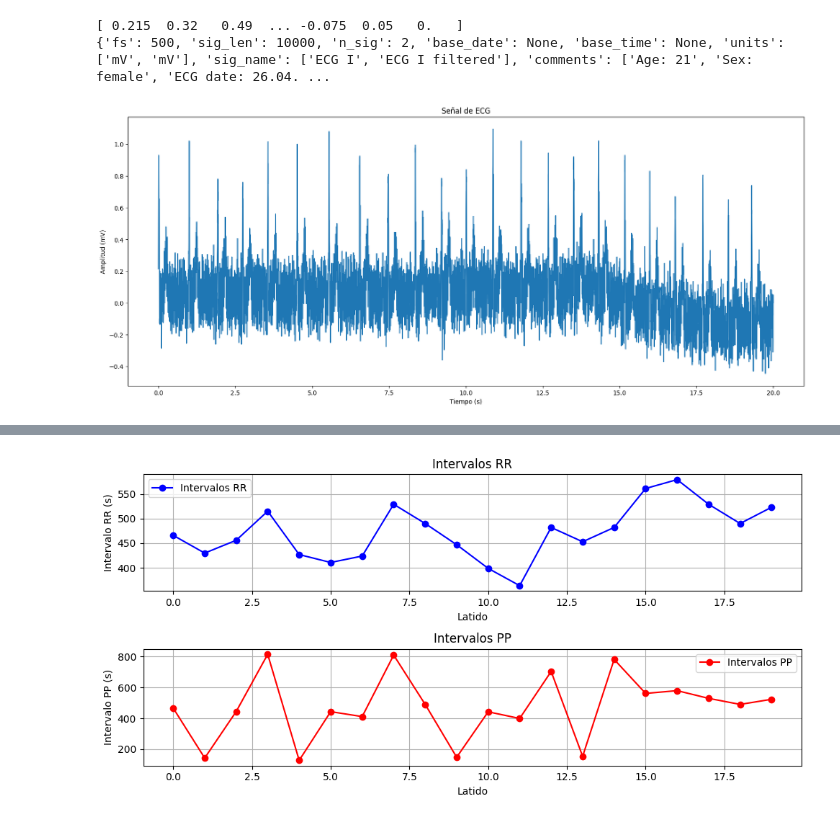
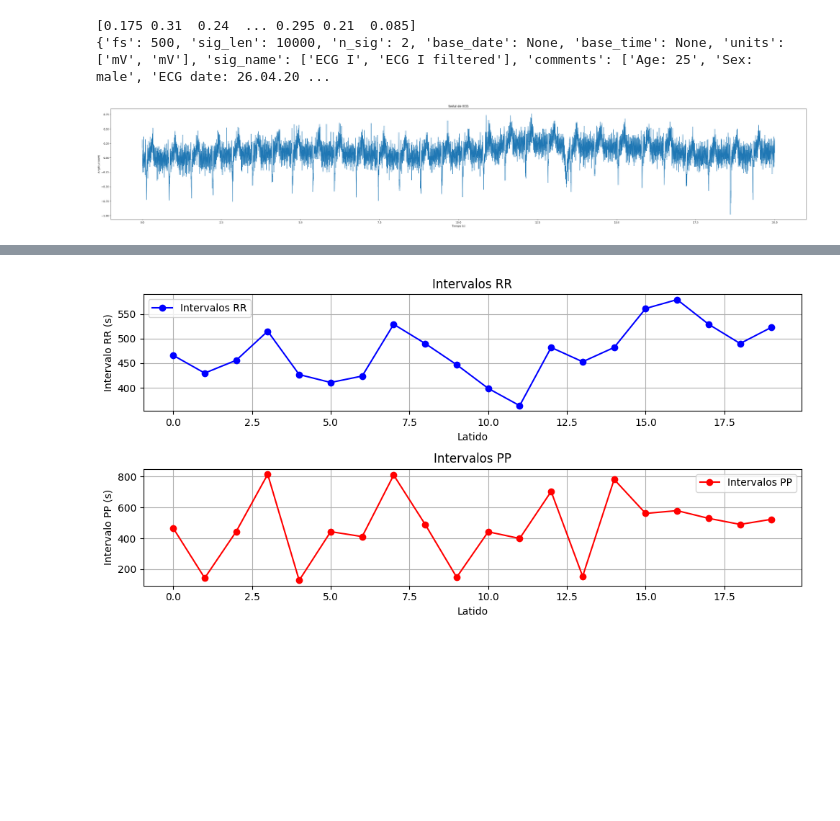
Before and after one commit to agusscarmu/ECG_Biometric, a Jupyter notebook: ecg.ipynb, the cells around one changed output, grey strips where cells are left out. Saved outputs shown, nothing was run; the diff lists cells and outputs as text; code cells hidden in the pictures; blank space fills up the shorter version.

```diff
--- a/ecg.ipynb
+++ b/ecg.ipynb
@@ -7,7 +7,7 @@ import pandas as pd
 import wfdb
 # %%
 # Leer el archivo .dat con wfdb
-record = wfdb.rdsamp('./datasets/ecg-id-database-1.0.0/Person_18/rec_1')
+record = wfdb.rdsamp('./datasets/ecg-id-database-1.0.0/Person_22/rec_1')
 
 # Mostrar la señal y la información asociada
 ecg = record[0] # La señal de ECG
@@ -16,22 +16,22 @@ ecg = ecg[0] # Esto porque tiene dos señales de ecg
 print(ecg)
 print(record[1])  # Información del registro
 # %% [output]
-[ 0.215  0.32   0.49  ... -0.075  0.05   0.   ]
-{'fs': 500, 'sig_len': 10000, 'n_sig': 2, 'base_date': None, 'base_time': None, 'units': ['mV', 'mV'], 'sig_name': ['ECG I', 'ECG I filtered'], 'comments': ['Age: 21', 'Sex: female', 'ECG date: 26.04. ...
+[0.175 0.31  0.24  ... 0.295 0.21  0.085]
+{'fs': 500, 'sig_len': 10000, 'n_sig': 2, 'base_date': None, 'base_time': None, 'units': ['mV', 'mV'], 'sig_name': ['ECG I', 'ECG I filtered'], 'comments': ['Age: 25', 'Sex: male', 'ECG date: 26.04.20 ...
 # %%
 fs = 500
 ts = 1/fs
 # vector de tiempo
 t = np.linspace(0,np.size(ecg), np.size(ecg))*ts #punto de inicio = 0, punto final = ultimo dato
 # %%
-plt.figure(figsize=(20,8))
+plt.figure(figsize=(50,8))
 plt.plot(t, ecg)
 plt.xlabel('Tiempo (s)')
 plt.ylabel('Amplitud (mV)')
 plt.title('Señal de ECG')
 plt.show()
 # %% [output]
-[figure, old version]
+[figure, new version]
 # %%
 from scipy.signal import butter, filtfilt
 import wfdb.processing as wp
```
Also changed, not shown: parts of 6 cells of this notebook.
